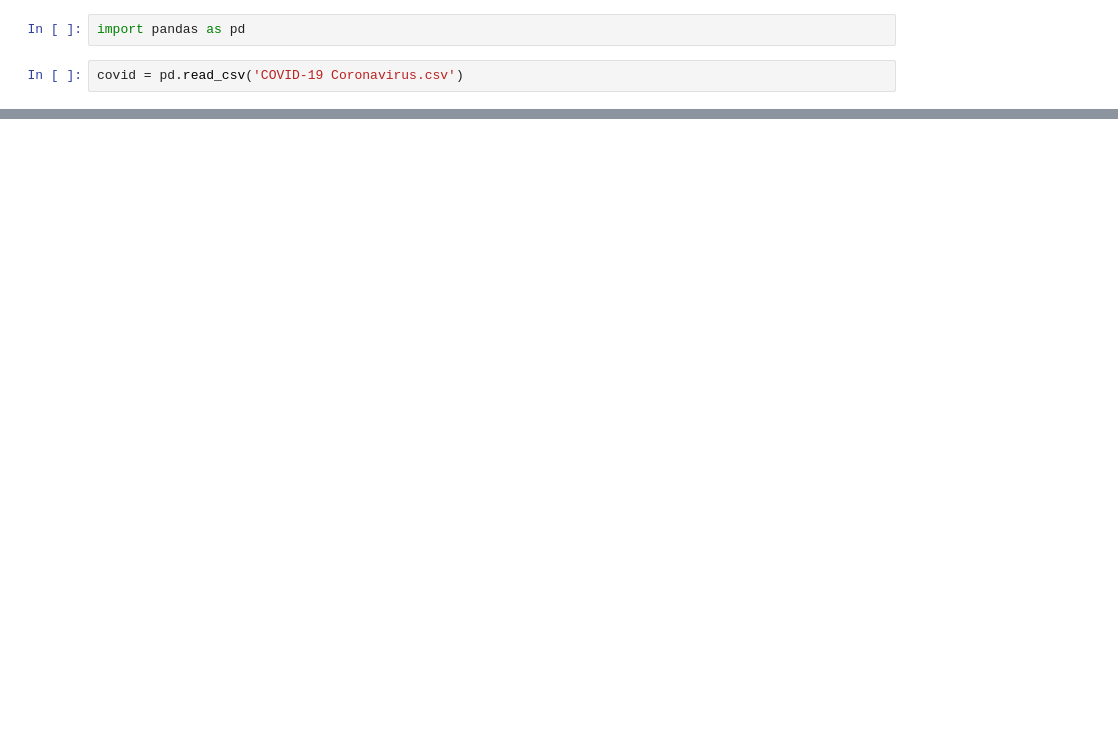
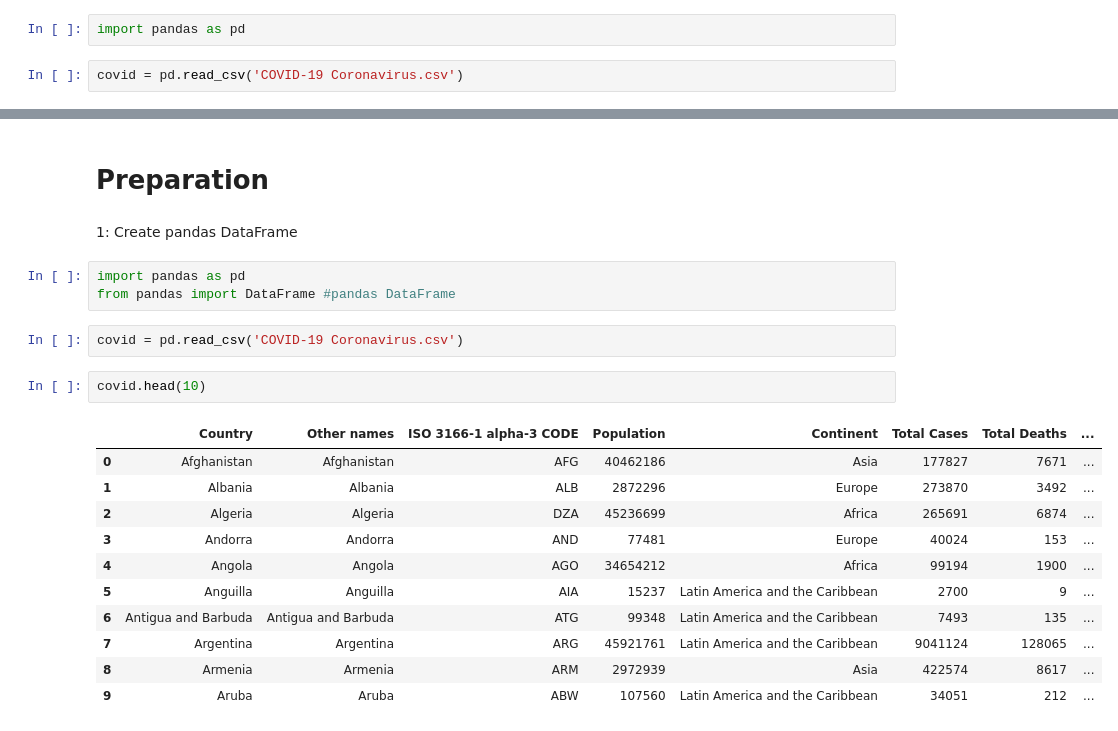
Before and after one commit to shashank1391/UCDPA_Shashankgupta, a Jupyter notebook: Project_shashank.ipynb, the cells around one changed output, grey strips where cells are left out. Drawn from its saved outputs; the diff is of its cells as text; blank space fills up the shorter version.

```diff
--- a/Project_shashank.ipynb
+++ b/Project_shashank.ipynb
@@ -24,0 +18,23 @@ print (covid)
+# %% [markdown]
+# Preparation
+# %% [markdown]
+1: Create pandas DataFrame
+# %%
+import pandas as pd
+from pandas import DataFrame #pandas DataFrame
+# %%
+covid = pd.read_csv('COVID-19 Coronavirus.csv')
+# %%
+covid.head(10)
+# %% [output]
+|  | Country | Other names | ISO 3166-1 alpha-3 CODE | Population | Continent | Total Cases | Total Deaths | ... |
+| 0 | Afghanistan | Afghanistan | AFG | 40462186 | Asia | 177827 | 7671 | ... |
+| 1 | Albania | Albania | ALB | 2872296 | Europe | 273870 | 3492 | ... |
+| 2 | Algeria | Algeria | DZA | 45236699 | Africa | 265691 | 6874 | ... |
+| 3 | Andorra | Andorra | AND | 77481 | Europe | 40024 | 153 | ... |
+| 4 | Angola | Angola | AGO | 34654212 | Africa | 99194 | 1900 | ... |
+| 5 | Anguilla | Anguilla | AIA | 15237 | Latin America and the Caribbean | 2700 | 9 | ... |
+| 6 | Antigua and Barbuda | Antigua and Barbuda | ATG | 99348 | Latin America and the Caribbean | 7493 | 135 | ... |
+| 7 | Argentina | Argentina | ARG | 45921761 | Latin America and the Caribbean | 9041124 | 128065 | ... |
+| 8 | Armenia | Armenia | ARM | 2972939 | Asia | 422574 | 8617 | ... |
+| 9 | Aruba | Aruba | ABW | 107560 | Latin America and the Caribbean | 34051 | 212 | ... |
```
Also changed, not shown: parts of 14 cells of this notebook, 1 other file.
